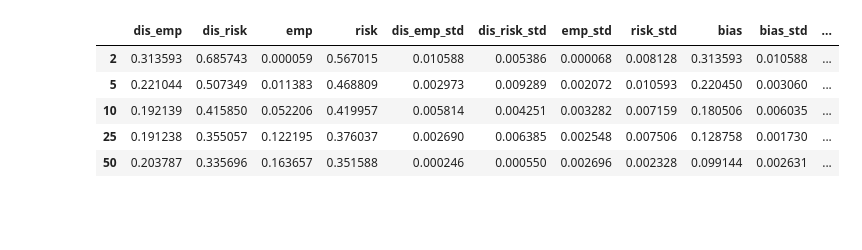
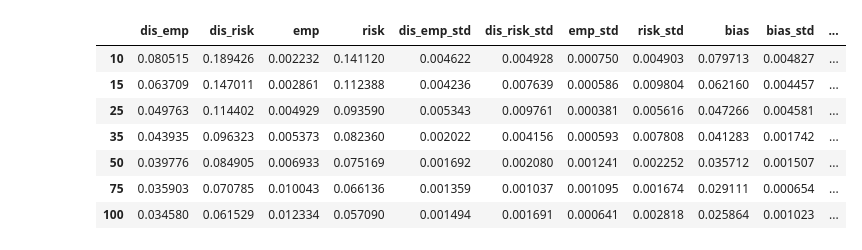
Before and after one commit to RomainChor/DataScience, a Jupyter notebook: Generalization_NeurIPS2022/plot.ipynb, the cells around one changed output. Saved outputs shown, nothing was run; the diff lists cells and outputs as text; code cells hidden in the pictures; blank space fills up the shorter version.

```diff
--- a/Generalization_NeurIPS2022/plot.ipynb
+++ b/Generalization_NeurIPS2022/plot.ipynb
@@ -18,17 +21,19 @@ plt.rcParams.update(
 # %%
-df = pd.read_pickle("save/comp_K/values_mnist_[6, 9]_gamma0.01_dim2000_lr0.005_e300_n100_MC5.pickle")
+df = pd.read_pickle("save/comp_K/values_mnist_[1, 6]_gamma0.01_dim2000_lr0.01_e200_n100_MC3.pickle")
 df["dis_gen"] = df["dis_risk"] - df["dis_emp"]
-df["dis_gen_std"] = df["dis_risk_std"] - df["dis_emp_std"]
+df["dis_gen_std"] = df["dis_risk_std"] + df["dis_emp_std"]
 df["gen"] = df["risk"] - df["emp"]
-df["gen_std"] = df["risk_std"] - df["emp_std"]
-# df = df.iloc[:-2]
+df["gen_std"] = df["risk_std"] + df["emp_std"]
+df = df.iloc[2:]
 df
 # %% [output]
 |  | dis_emp | dis_risk | emp | risk | dis_emp_std | dis_risk_std | emp_std | risk_std | bias | bias_std | ... |
-| 2 | 0.313593 | 0.685743 | 0.000059 | 0.567015 | 0.010588 | 0.005386 | 0.000068 | 0.008128 | 0.313593 | 0.010588 | ... |
-| 5 | 0.221044 | 0.507349 | 0.011383 | 0.468809 | 0.002973 | 0.009289 | 0.002072 | 0.010593 | 0.220450 | 0.003060 | ... |
-| 10 | 0.192139 | 0.415850 | 0.052206 | 0.419957 | 0.005814 | 0.004251 | 0.003282 | 0.007159 | 0.180506 | 0.006035 | ... |
-| 25 | 0.191238 | 0.355057 | 0.122195 | 0.376037 | 0.002690 | 0.006385 | 0.002548 | 0.007506 | 0.128758 | 0.001730 | ... |
-| 50 | 0.203787 | 0.335696 | 0.163657 | 0.351588 | 0.000246 | 0.000550 | 0.002696 | 0.002328 | 0.099144 | 0.002631 | ... |
+| 10 | 0.080515 | 0.189426 | 0.002232 | 0.141120 | 0.004622 | 0.004928 | 0.000750 | 0.004903 | 0.079713 | 0.004827 | ... |
+| 15 | 0.063709 | 0.147011 | 0.002861 | 0.112388 | 0.004236 | 0.007639 | 0.000586 | 0.009804 | 0.062160 | 0.004457 | ... |
+| 25 | 0.049763 | 0.114402 | 0.004929 | 0.093590 | 0.005343 | 0.009761 | 0.000381 | 0.005616 | 0.047266 | 0.004581 | ... |
+| 35 | 0.043935 | 0.096323 | 0.005373 | 0.082360 | 0.002022 | 0.004156 | 0.000593 | 0.007808 | 0.041283 | 0.001742 | ... |
+| 50 | 0.039776 | 0.084905 | 0.006933 | 0.075169 | 0.001692 | 0.002080 | 0.001241 | 0.002252 | 0.035712 | 0.001507 | ... |
+| 75 | 0.035903 | 0.070785 | 0.010043 | 0.066136 | 0.001359 | 0.001037 | 0.001095 | 0.001674 | 0.029111 | 0.000654 | ... |
+| 100 | 0.034580 | 0.061529 | 0.012334 | 0.057090 | 0.001494 | 0.001691 | 0.000641 | 0.002818 | 0.025864 | 0.001023 | ... |
 # %%
 xrange = df.index
```
Also changed, not shown: parts of 2 cells of this notebook.
